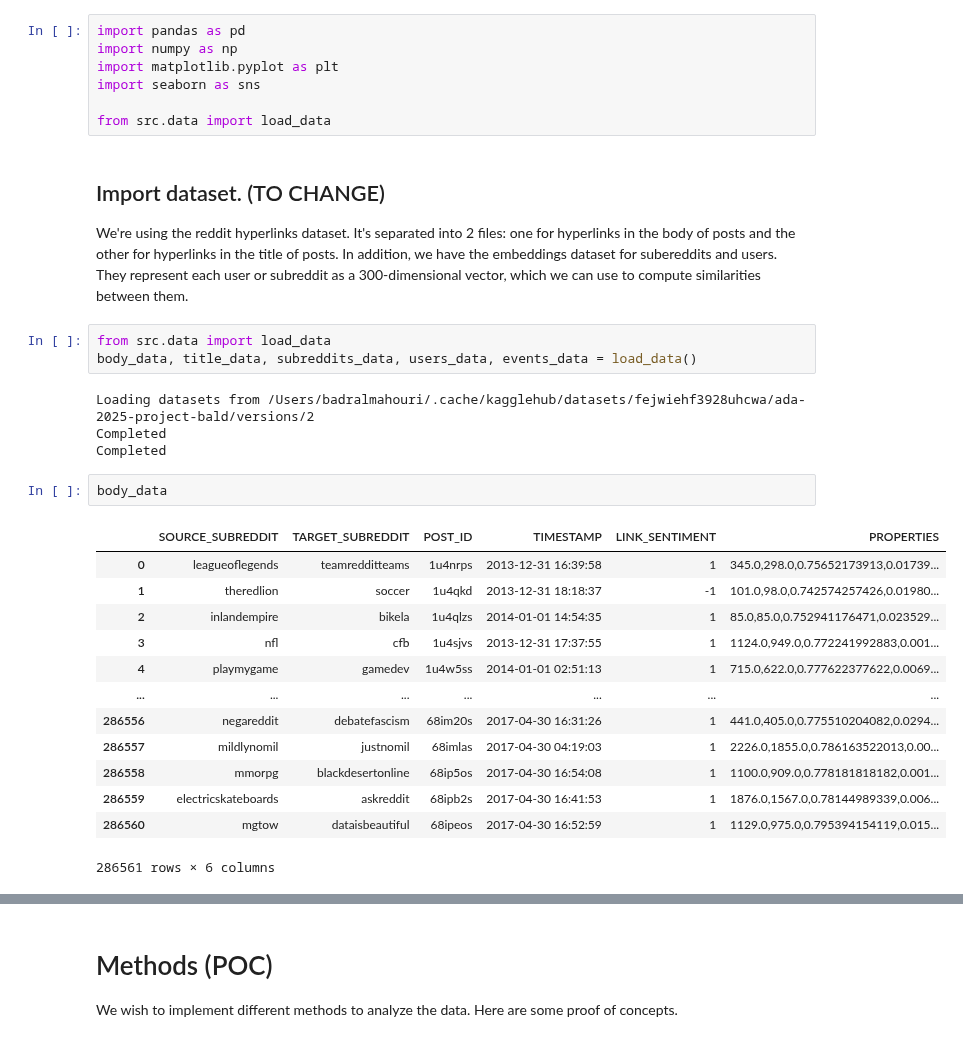
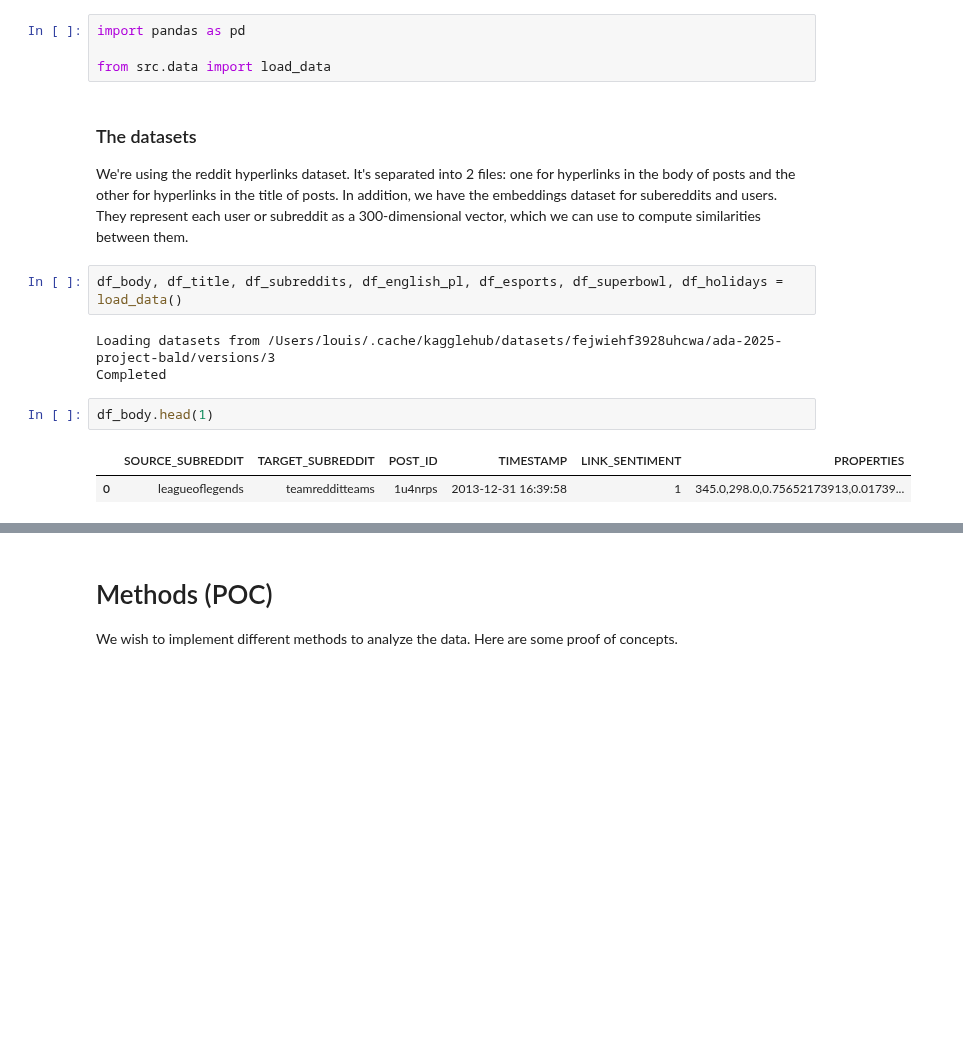
Before and after one commit to l0uisgrange/ada-2025-project, a Jupyter notebook: results.ipynb, the cells around one changed output, grey strips where cells are left out. Drawn from its saved outputs; the diff is of its cells as text; blank space fills up the shorter version.

```diff
--- a/results.ipynb
+++ b/results.ipynb
@@ -15,35 +7,19 @@ This represents the project for the CS-401 course at EPFL, done by:
 # %%
 import pandas as pd
-import numpy as np
-import matplotlib.pyplot as plt
-import seaborn as sns
 
 from src.data import load_data
 # %% [markdown]
-## Import dataset. (TO CHANGE)
+### The datasets
 We're using the reddit hyperlinks dataset. It's separated into 2 files: one for hyperlinks in the body of posts and the other for hyperlinks in the title of posts.
 In addition, we have the embeddings dataset for subereddits and users. They represent each user or subreddit as a 300-dimensional vector, which we can use to compute similarities between them.
 # %%
-from src.data import load_data
-body_data, title_data, subreddits_data, users_data, events_data = load_data()
+df_body, df_title, df_subreddits, df_english_pl, df_esports, df_superbowl, df_holidays = load_data()
 # %% [output]
-Loading datasets from /Users/badralmahouri/.cache/kagglehub/datasets/fejwiehf3928uhcwa/ada-2025-project-bald/versions/2
+Loading datasets from /Users/louis/.cache/kagglehub/datasets/fejwiehf3928uhcwa/ada-2025-project-bald/versions/3
 Completed
-Completed
 # %%
-body_data
+df_body.head(1)
 # %% [output]
 |  | SOURCE_SUBREDDIT | TARGET_SUBREDDIT | POST_ID | TIMESTAMP | LINK_SENTIMENT | PROPERTIES |
 | 0 | leagueoflegends | teamredditteams | 1u4nrps | 2013-12-31 16:39:58 | 1 | 345.0,298.0,0.75652173913,0.01739... |
-| 1 | theredlion | soccer | 1u4qkd | 2013-12-31 18:18:37 | -1 | 101.0,98.0,0.742574257426,0.01980... |
-| 2 | inlandempire | bikela | 1u4qlzs | 2014-01-01 14:54:35 | 1 | 85.0,85.0,0.752941176471,0.023529... |
-| 3 | nfl | cfb | 1u4sjvs | 2013-12-31 17:37:55 | 1 | 1124.0,949.0,0.772241992883,0.001... |
-| 4 | playmygame | gamedev | 1u4w5ss | 2014-01-01 02:51:13 | 1 | 715.0,622.0,0.777622377622,0.0069... |
-| ... | ... | ... | ... | ... | ... | ... |
-| 286556 | negareddit | debatefascism | 68im20s | 2017-04-30 16:31:26 | 1 | 441.0,405.0,0.775510204082,0.0294... |
-| 286557 | mildlynomil | justnomil | 68imlas | 2017-04-30 04:19:03 | 1 | 2226.0,1855.0,0.786163522013,0.00... |
-| 286558 | mmorpg | blackdesertonline | 68ip5os | 2017-04-30 16:54:08 | 1 | 1100.0,909.0,0.778181818182,0.001... |
-| 286559 | electricskateboards | askreddit | 68ipb2s | 2017-04-30 16:41:53 | 1 | 1876.0,1567.0,0.78144989339,0.006... |
-| 286560 | mgtow | dataisbeautiful | 68ipeos | 2017-04-30 16:52:59 | 1 | 1129.0,975.0,0.795394154119,0.015... |
-286561 rows × 6 columns
 # %%
```
Also changed, not shown: parts of 5 cells of this notebook, 1 other file.
